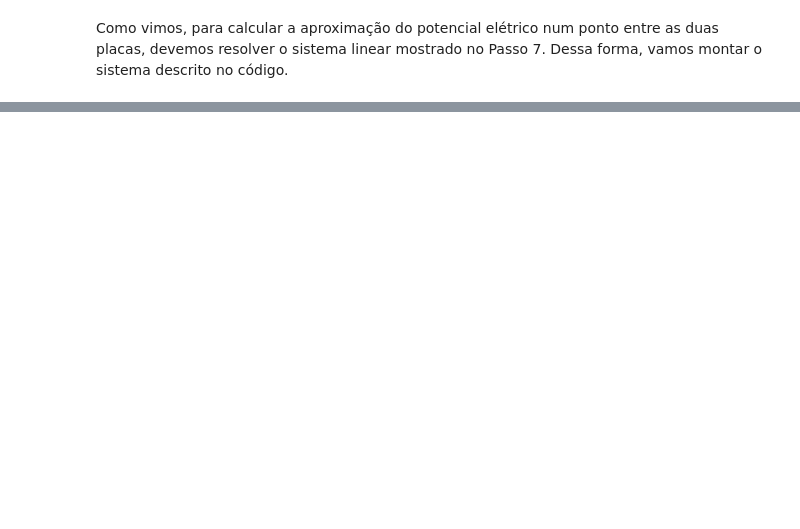
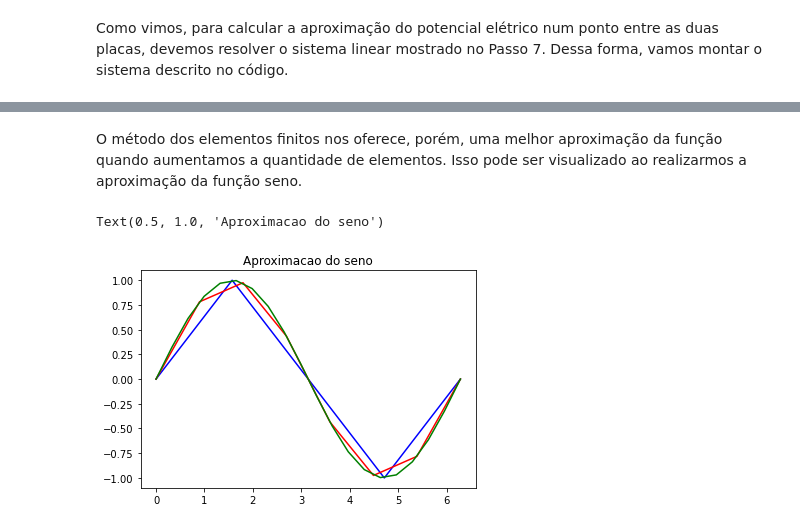
Before and after one commit to RafaelBNN/es203, a Jupyter notebook: Trabalho_Computacional.ipynb, the cells around one changed output, grey strips where cells are left out. Cells and saved outputs as stored; diff of their text form; code cells hidden in the pictures; blank space fills up the shorter version.

```diff
--- a/Trabalho_Computacional.ipynb
+++ b/Trabalho_Computacional.ipynb
@@ -398,0 +341,15 @@ print(capac3)
+# %% [markdown]
+O método dos elementos finitos nos oferece, porém, uma melhor aproximação da função quando aumentamos a quantidade de elementos. Isso pode ser visualizado ao realizarmos a aproximação da função seno.
+# %%
+# O terceiro parametro eh o numero de "passos" que damos, similar ao numero de elementos do metodo dos elementos finitos
+x = np.linspace(0,2*np.pi,5)
+x2 = np.linspace(0,2*np.pi,8)
+x3 = np.linspace(0,2*np.pi,20)
+
+plt.plot(x,np.sin(x),color='blue')
+plt.plot(x2,np.sin(x2),color='red')
+plt.plot(x3,np.sin(x3),color='green')
+plt.title('Aproximacao do seno')
+# %% [output]
+Text(0.5, 1.0, 'Aproximacao do seno')
+[figure, added]
```
Also changed, not shown: parts of 42 cells of this notebook.
